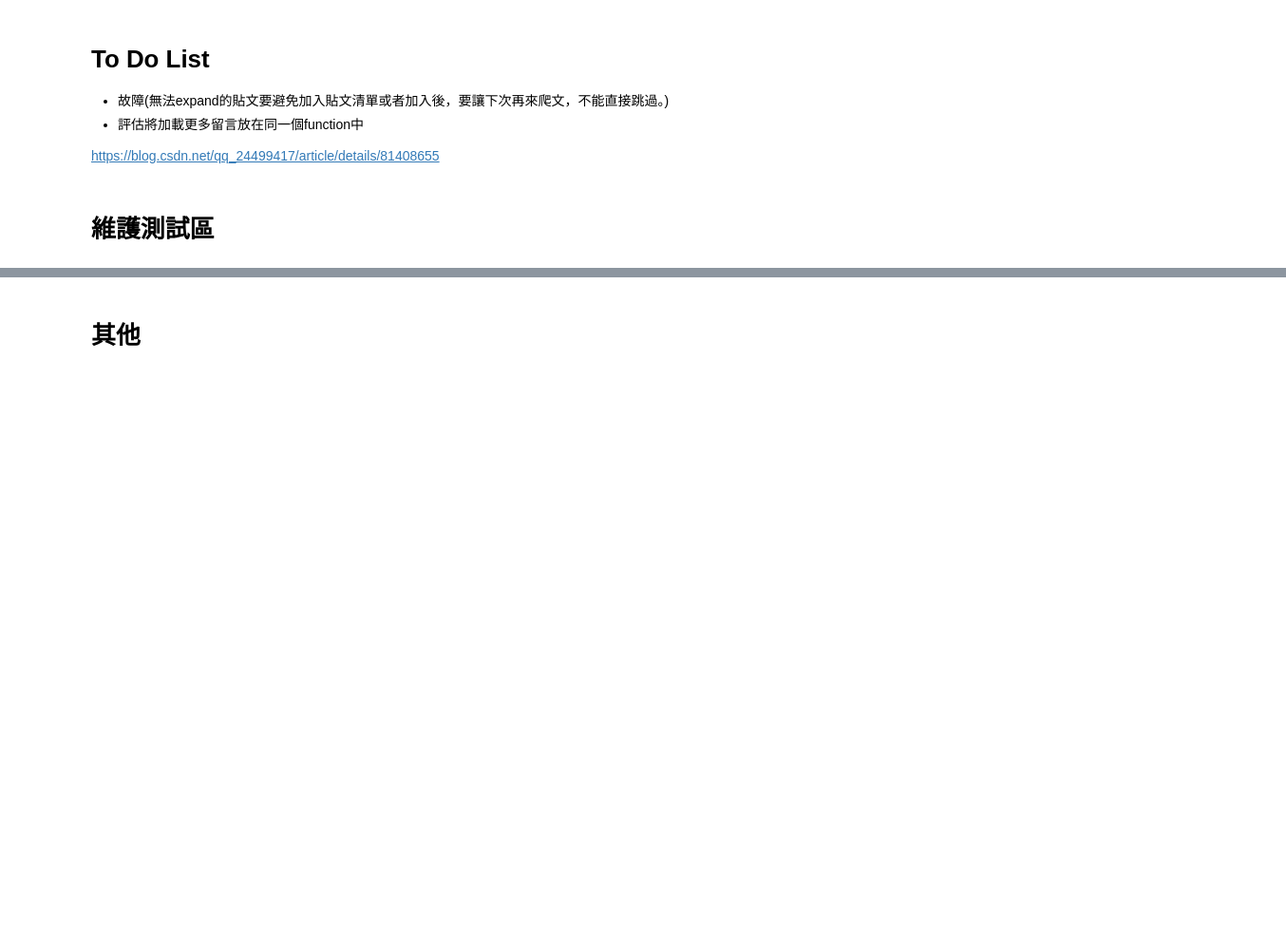
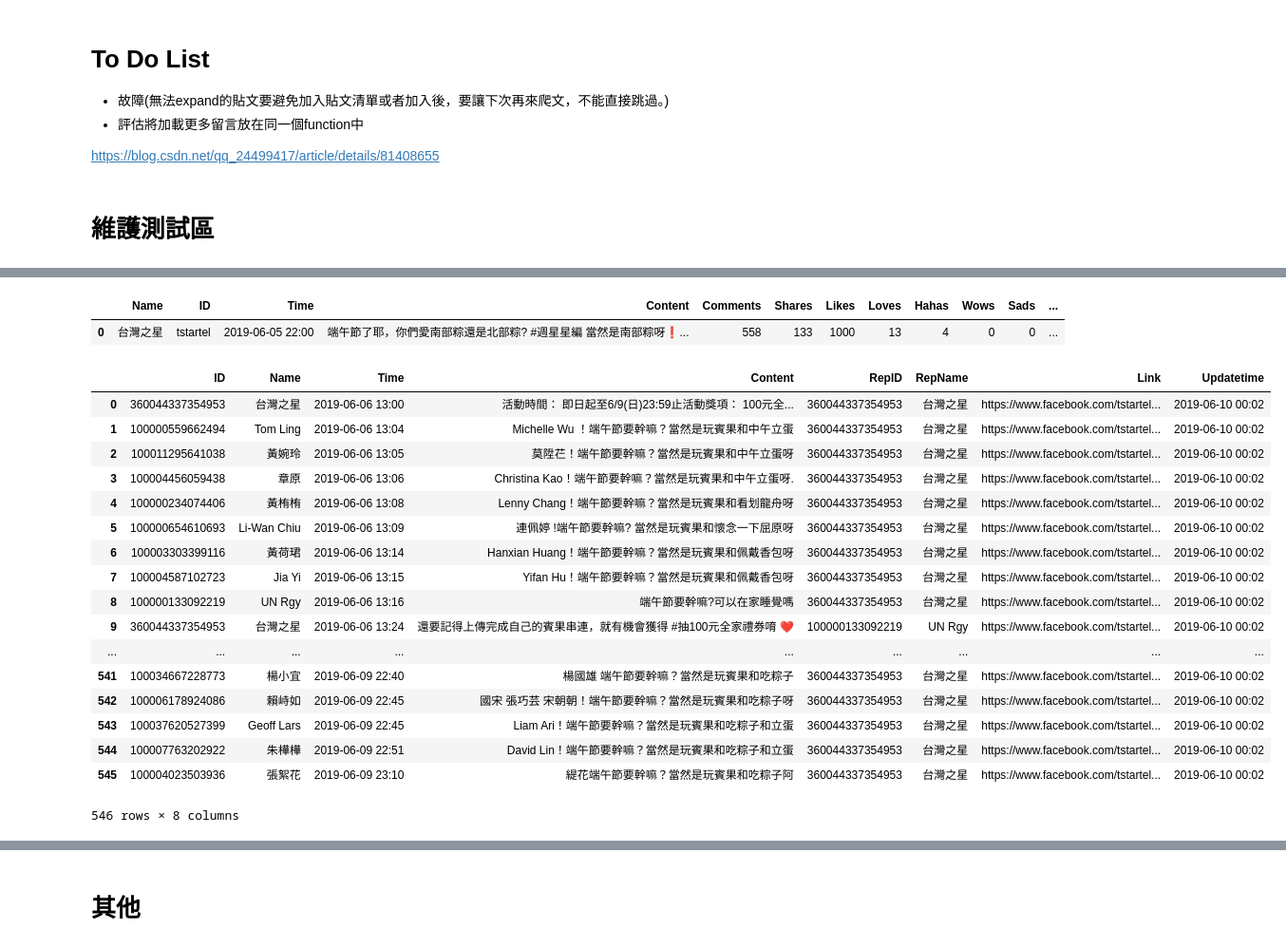
Before and after one commit to tlyu0419/FacebookCrawler, a Jupyter notebook: Facebook.ipynb, the cells around one changed output, grey strips where cells are left out. Shown at 95% size. Cells and saved outputs as stored; diff of their text form; code cells hidden in the pictures; blank space fills up the shorter version.

```diff
--- a/Facebook.ipynb
+++ b/Facebook.ipynb
@@ -552,0 +587,27 @@ NameError: name 'nComments' is not defined
+# %%
+soup = BeautifulSoup(driver.page_source)
+PostInfo(soup)
+# %% [output]
+|  | Name | ID | Time | Content | Comments | Shares | Likes | Loves | Hahas | Wows | Sads | ... |
+| 0 | 台灣之星 | tstartel | 2019-06-05 22:00 | 端午節了耶，你們愛南部粽還是北部粽? #週星星編 當然是南部粽呀❗... | 558 | 133 | 1000 | 13 | 4 | 0 | 0 | ... |
+# %%
+CommentsInfo(soup)
+# %% [output]
+|  | ID | Name | Time | Content | RepID | RepName | Link | Updatetime |
+| 0 | 360044337354953 | 台灣之星 | 2019-06-06 13:00 | 活動時間： 即日起至6/9(日)23:59止活動獎項： 100元全... | 360044337354953 | 台灣之星 | https://www.facebook.com/tstartel... | 2019-06-10 00:02 |
+| 1 | 100000559662494 | Tom Ling | 2019-06-06 13:04 | Michelle Wu ！端午節要幹嘛？當然是玩賓果和中午立蛋 | 360044337354953 | 台灣之星 | https://www.facebook.com/tstartel... | 2019-06-10 00:02 |
+| 2 | 100011295641038 | 黃婉玲 | 2019-06-06 13:05 | 莫陞芢！端午節要幹嘛？當然是玩賓果和中午立蛋呀 | 360044337354953 | 台灣之星 | https://www.facebook.com/tstartel... | 2019-06-10 00:02 |
+| 3 | 100004456059438 | 章原 | 2019-06-06 13:06 | Christina Kao！端午節要幹嘛？當然是玩賓果和中午立蛋呀. | 360044337354953 | 台灣之星 | https://www.facebook.com/tstartel... | 2019-06-10 00:02 |
+| 4 | 100000234074406 | 黃栯栯 | 2019-06-06 13:08 | Lenny Chang！端午節要幹嘛？當然是玩賓果和看划龍舟呀 | 360044337354953 | 台灣之星 | https://www.facebook.com/tstartel... | 2019-06-10 00:02 |
+| 5 | 100000654610693 | Li-Wan Chiu | 2019-06-06 13:09 | 連佩婷 !端午節要幹嘛? 當然是玩賓果和懷念一下屈原呀 | 360044337354953 | 台灣之星 | https://www.facebook.com/tstartel... | 2019-06-10 00:02 |
+| 6 | 100003303399116 | 黃荷珺 | 2019-06-06 13:14 | Hanxian Huang！端午節要幹嘛？當然是玩賓果和佩戴香包呀 | 360044337354953 | 台灣之星 | https://www.facebook.com/tstartel... | 2019-06-10 00:02 |
+| 7 | 100004587102723 | Jia Yi | 2019-06-06 13:15 | Yifan Hu！端午節要幹嘛？當然是玩賓果和佩戴香包呀 | 360044337354953 | 台灣之星 | https://www.facebook.com/tstartel... | 2019-06-10 00:02 |
+| 8 | 100000133092219 | UN Rgy | 2019-06-06 13:16 | 端午節要幹嘛?可以在家睡覺嗎 | 360044337354953 | 台灣之星 | https://www.facebook.com/tstartel... | 2019-06-10 00:02 |
+| 9 | 360044337354953 | 台灣之星 | 2019-06-06 13:24 | 還要記得上傳完成自己的賓果串連，就有機會獲得 #抽100元全家禮券唷 ❤ | 100000133092219 | UN Rgy | https://www.facebook.com/tstartel... | 2019-06-10 00:02 |
+| ... | ... | ... | ... | ... | ... | ... | ... | ... |
+| 541 | 100034667228773 | 楊小宜 | 2019-06-09 22:40 | 楊國雄 端午節要幹嘛？當然是玩賓果和吃粽子 | 360044337354953 | 台灣之星 | https://www.facebook.com/tstartel... | 2019-06-10 00:02 |
+| 542 | 100006178924086 | 賴峙如 | 2019-06-09 22:45 | 國宋 張巧芸 宋朝朝！端午節要幹嘛？當然是玩賓果和吃粽子呀 | 360044337354953 | 台灣之星 | https://www.facebook.com/tstartel... | 2019-06-10 00:02 |
+| 543 | 100037620527399 | Geoff Lars | 2019-06-09 22:45 | Liam Ari！端午節要幹嘛？當然是玩賓果和吃粽子和立蛋 | 360044337354953 | 台灣之星 | https://www.facebook.com/tstartel... | 2019-06-10 00:02 |
+| 544 | 100007763202922 | 朱樺樺 | 2019-06-09 22:51 | David Lin！端午節要幹嘛？當然是玩賓果和吃粽子和立蛋 | 360044337354953 | 台灣之星 | https://www.facebook.com/tstartel... | 2019-06-10 00:02 |
+| 545 | 100004023503936 | 張絮花 | 2019-06-09 23:10 | 緹花端午節要幹嘛？當然是玩賓果和吃粽子阿 | 360044337354953 | 台灣之星 | https://www.facebook.com/tstartel... | 2019-06-10 00:02 |
+546 rows × 8 columns
```
Also changed, not shown: parts of 8 cells of this notebook.
